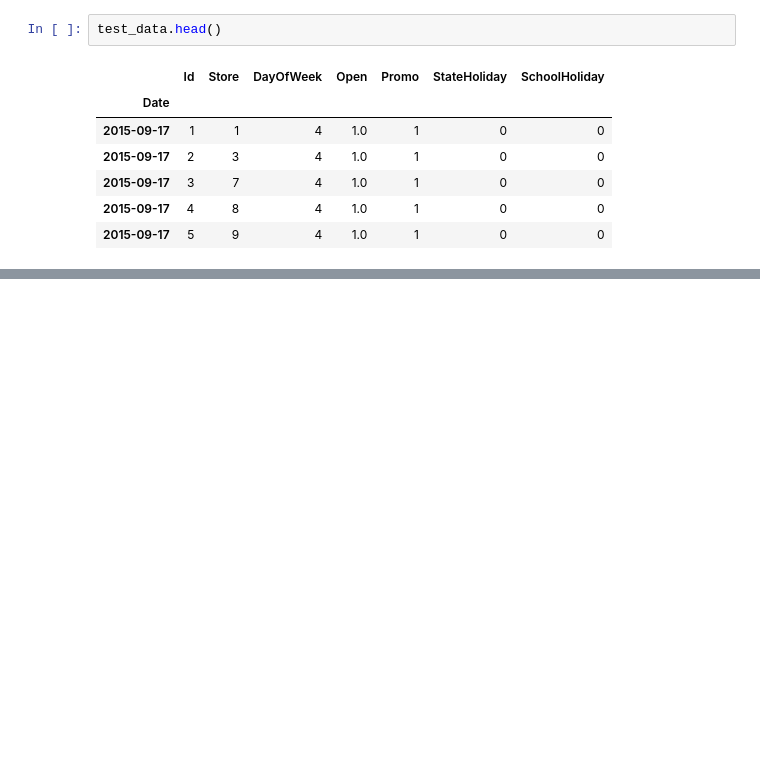
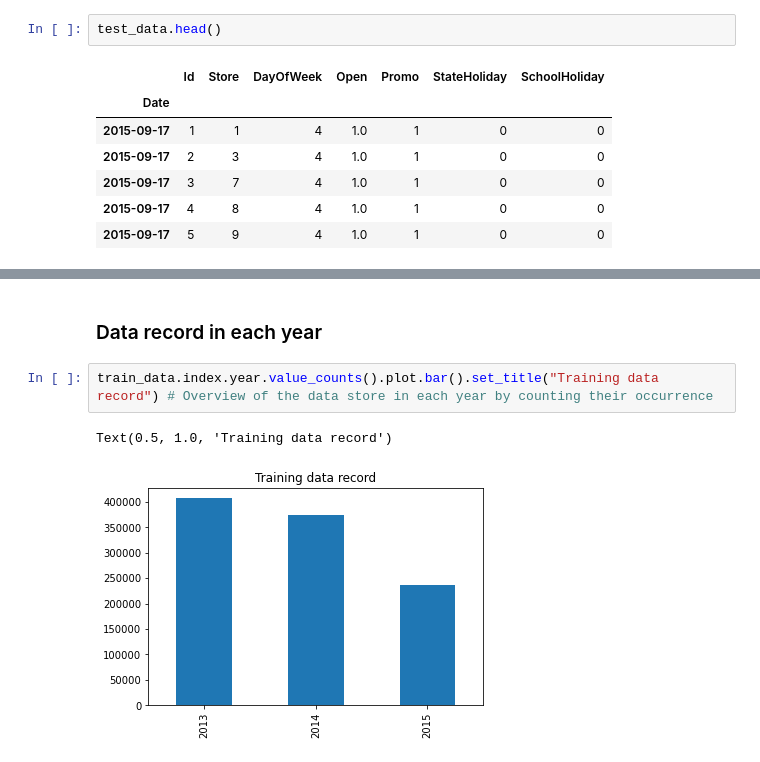
Before and after one commit to comsavvy/Pharmaceutical-Sales-Prediction, a Jupyter notebook: Interim_pharmaceutical_analysis.ipynb, the cells around one changed output, grey strips where cells are left out. Drawn from its saved outputs; the diff is of its cells as text; blank space fills up the shorter version.

```diff
--- a/Interim_pharmaceutical_analysis.ipynb
+++ b/Interim_pharmaceutical_analysis.ipynb
@@ -79,0 +78,7 @@ Int64Index([2015], dtype='int64', name='Date')
+# %% [markdown]
+### Data record in each year
+# %%
+train_data.index.year.value_counts().plot.bar().set_title("Training data record") # Overview of the data store in each year by counting their occurrence
+# %% [output]
+Text(0.5, 1.0, 'Training data record')
+[figure, added]
```
Also changed, not shown: parts of 6 cells of this notebook.
